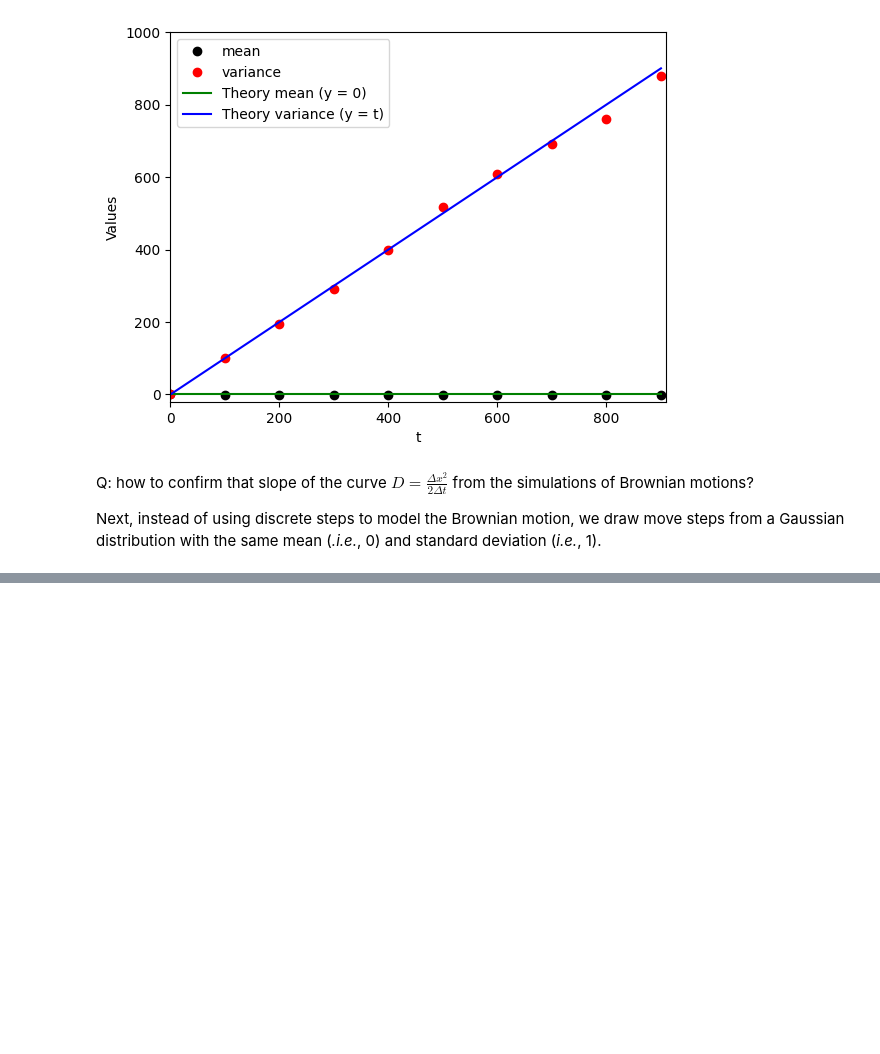
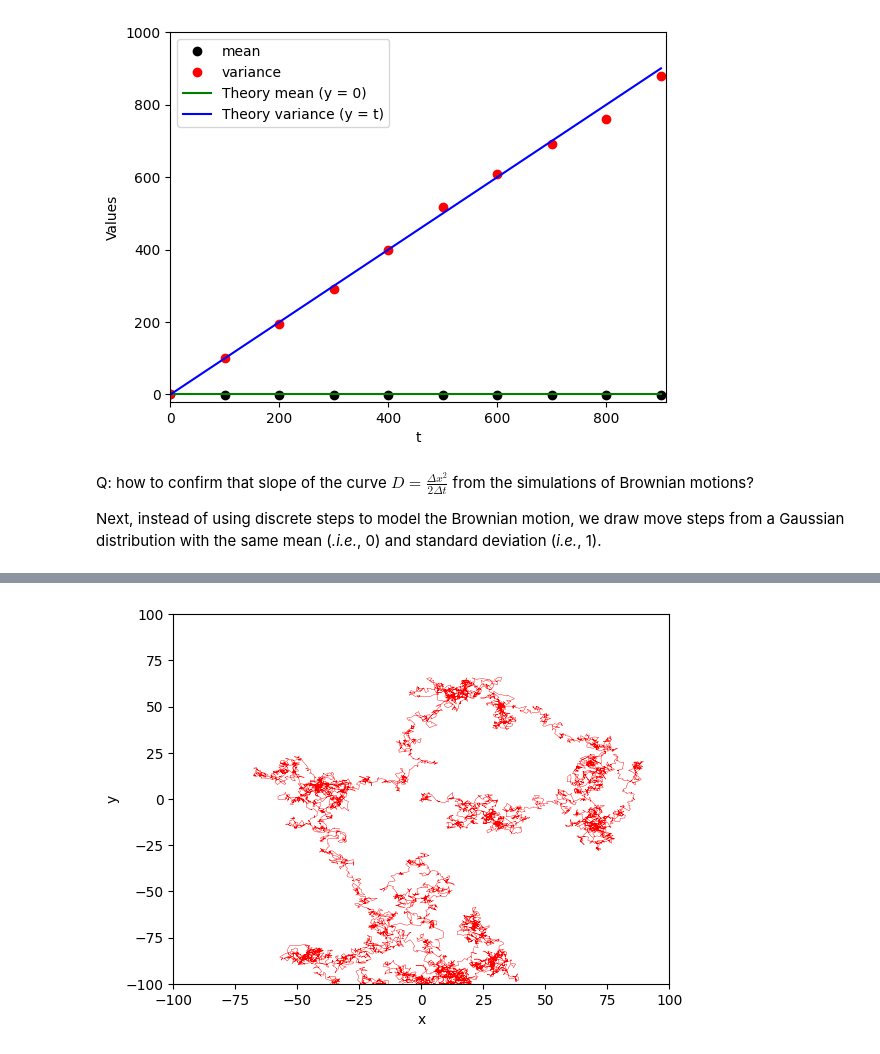
Before and after one commit to lusystemsbio/numericalR, a Jupyter notebook: extra/Python/06B.ipynb, the cells around one changed output, grey strips where cells are left out. Drawn from its saved outputs; the diff is of its cells as text; code cells hidden in the pictures; blank space fills up the shorter version.

```diff
--- a/extra/Python/06B.ipynb
+++ b/extra/Python/06B.ipynb
@@ -145,0 +194,32 @@ Next, instead of using discrete steps to model the Brownian motion, we draw move
+# %%
+def brownian_2d(t_total, dt, dx):
+    """
+    t_total: total simulation time
+    dt: time step size
+    dx: a numeric vector of size two. Step size of the movement in x and y (standard deviation of the Gaussian distribution)
+    """
+    t_all = np.arange(0, t_total + dt, dt)
+    n_all = len(t_all)
+    x_all = np.zeros((n_all, 2))
+
+    x_all[0] = np.array([0, 0])  # initial position at (0,0)
+    for i in range(1, n_all):
+        step = np.random.normal(loc=0, scale=1, size=2) * dx
+        x_all[i] = x_all[i - 1] + step
+
+    return np.column_stack((t_all, x_all))
+
+np.random.seed(17)
+t_total = 10000
+dt = 1
+dx = np.array([1, 1])
+results_bm_2d = brownian_2d(t_total, dt, dx)
+
+plt.plot(results_bm_2d[:, 1], results_bm_2d[:, 2], color='red',linewidth=0.3)
+plt.xlabel('x')
+plt.ylabel('y')
+plt.xlim(-100, 100)
+plt.ylim(-100, 100)
+plt.show()
+# %% [output]
+[figure, added]
```
Also changed, not shown: parts of 5 cells of this notebook, 39 other files.
